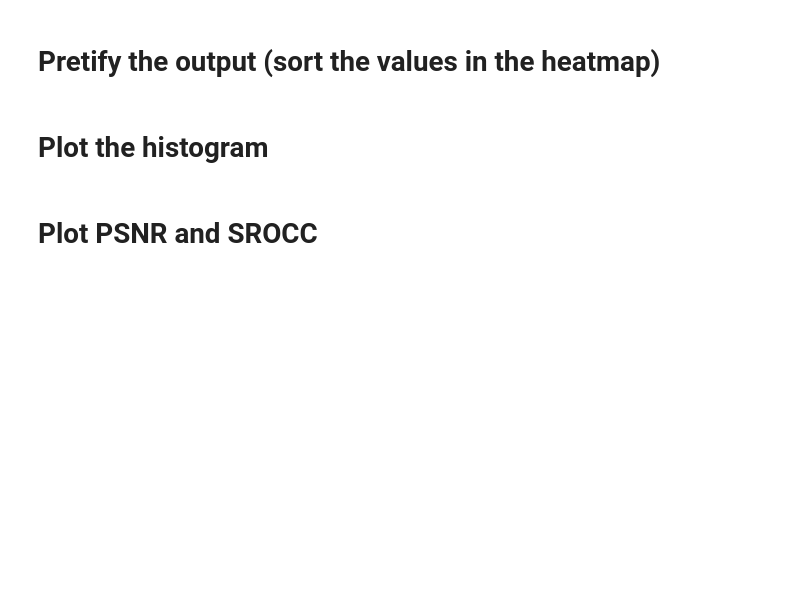
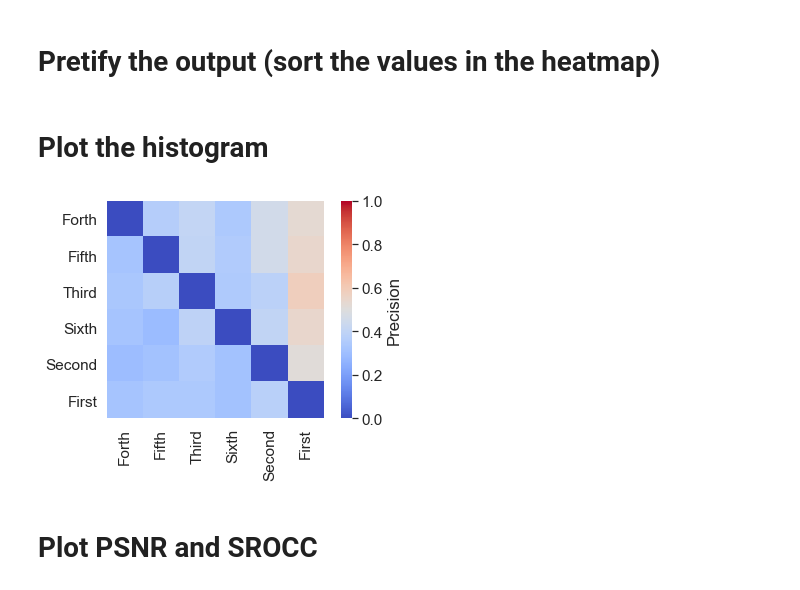
Before and after one commit to mikhailiuk/medium, a Jupyter notebook: MAD-analysis/MAD-analysis.ipynb, the cells around one changed output. Saved outputs shown, nothing was run; the diff lists cells and outputs as text; code cells hidden in the pictures; blank space fills up the shorter version.

```diff
--- a/MAD-analysis/MAD-analysis.ipynb
+++ b/MAD-analysis/MAD-analysis.ipynb
@@ -142,14 +148,16 @@ list_of_mappings =  mapping_to_names(dict_mapping, metrics_ordered)
 # %%
 ax = sns.heatmap((result_array_sorted-np.diag(np.ones(len(methods))*0.5)),
                  annot=False,
                  square = True,
                  cmap = "coolwarm",
                  xticklabels=list_of_mappings,
                  yticklabels=list_of_mappings,
                  cbar_kws={'label': 'Precision'},
                  vmin=.0, vmax=1)
 
-sns.set(font_scale=1.4)
+sns.set(font_scale=1.5)
+# %% [output]
+[figure, added]
 # %% [markdown]
 # Plot PSNR and SROCC
 # %%
```
Also changed, not shown: parts of 8 cells of this notebook.
